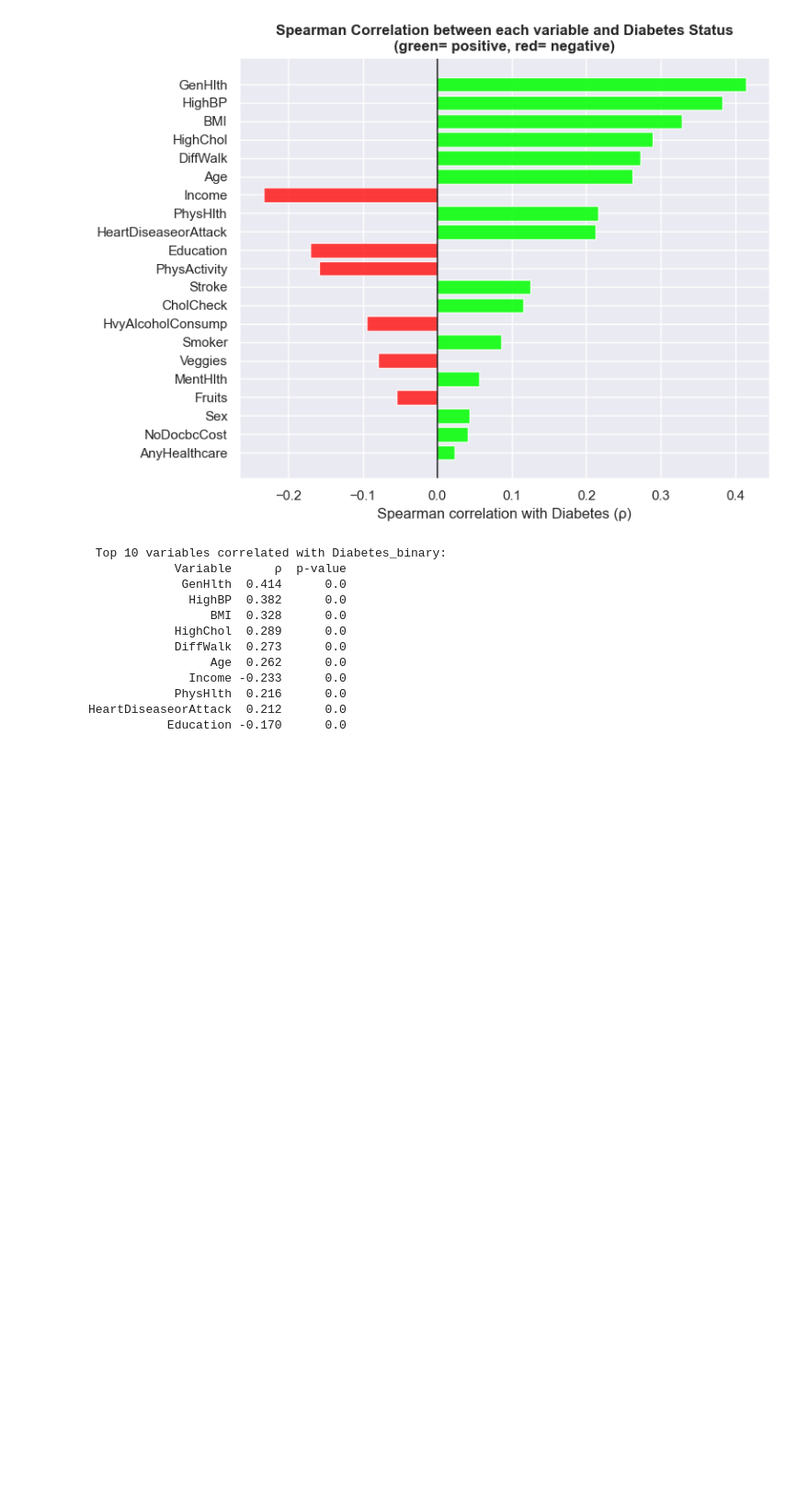
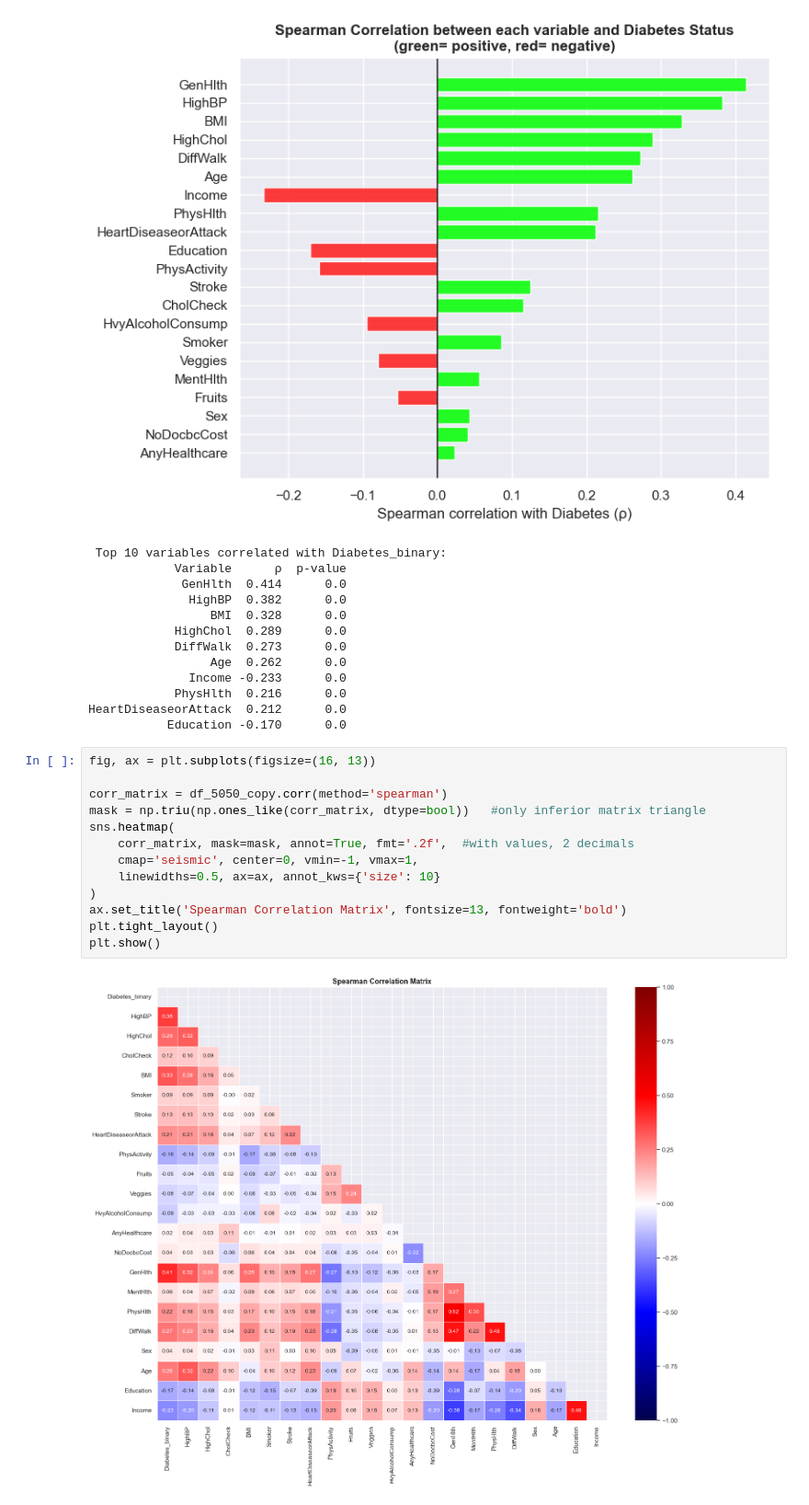
Before and after one commit to AhmadAboud/ml_project_diabetic_prediction, a Jupyter notebook: diab01.ipynb, the cells around one changed output. Shown: that part at 92% size. Cells and saved outputs as stored; diff of their text form; blank space fills up the shorter version.

Commit message:
New version with Spearman correlation bars and matrix

```diff
--- a/diab01.ipynb
+++ b/diab01.ipynb
@@ -235,3 +235,18 @@ print(corr_df.head(10).to_string(index=False))
             PhysHlth  0.216      0.0
 HeartDiseaseorAttack  0.212      0.0
            Education -0.170      0.0
+# %%
+fig, ax = plt.subplots(figsize=(16, 13))
+
+corr_matrix = df_5050_copy.corr(method='spearman')
+mask = np.triu(np.ones_like(corr_matrix, dtype=bool))   #only inferior matrix triangle
+sns.heatmap(
+    corr_matrix, mask=mask, annot=True, fmt='.2f',  #with values, 2 decimals
+    cmap='seismic', center=0, vmin=-1, vmax=1,
+    linewidths=0.5, ax=ax, annot_kws={'size': 10}
+)
+ax.set_title('Spearman Correlation Matrix', fontsize=13, fontweight='bold')
+plt.tight_layout()
+plt.show()
+# %% [output]
+[figure, added]
```
